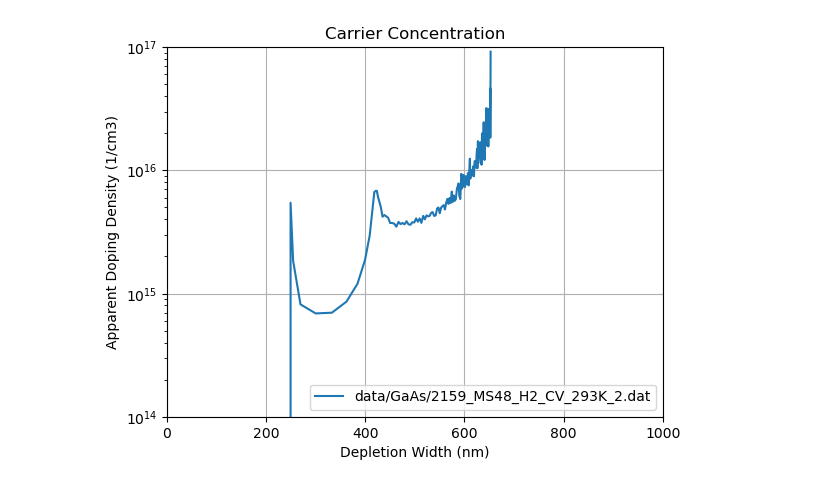
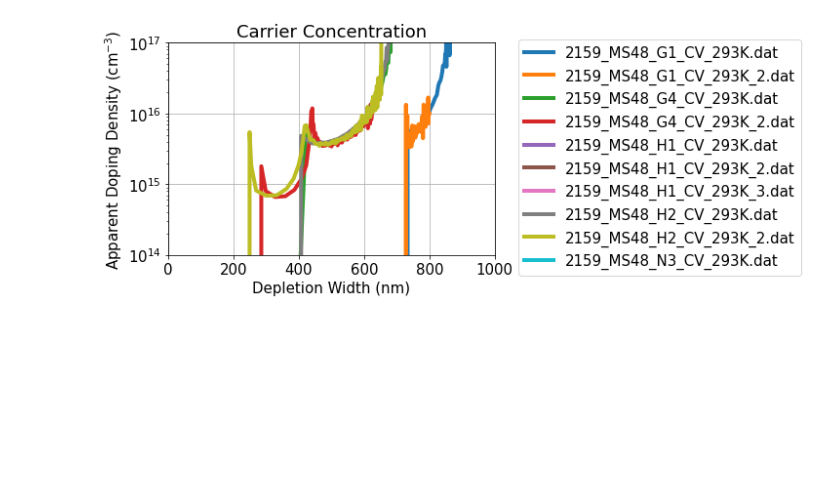
Before and after one commit to schwarzmalte/CDE_Valencia_2023_proceedings, a Jupyter notebook: data_plot.ipynb, the cells around one changed output. Drawn from its saved outputs; the diff is of its cells as text; code cells hidden in the pictures; blank space fills up the shorter version.

Commit message:
all data included and plotted

```diff
--- a/data_plot.ipynb
+++ b/data_plot.ipynb
@@ -28,16 +28,29 @@ example_data = data_prep(example_file)
 #plot the data frame function
 def plot_CC(df,name):
     #plt.figure()
-    plt.plot(df['W (nm)'], df['N_CV (cm-3)'],label=name)
-    plt.xlabel('Depletion Width (nm)')
-    plt.ylabel('Apparent Doping Density (1/cm3)')
+    plt.plot(df['W (nm)'], df['N_CV (cm-3)'],label=name,lw=4)
+#plot_CC(example_data,example_file)
+def format_plot(folder,name):
+    plt.rcParams.update({'font.size': 15})
+    plt.xlabel(r'Depletion Width (nm)')
+    plt.ylabel(r'Apparent Doping Density (cm$^{-3})$')
     plt.yscale('log')
     plt.grid()
     plt.xlim([0,1000])
     plt.ylim([1E14,1E17])
     plt.title('Carrier Concentration')
-    plt.legend()
-plot_CC(example_data,example_file)
+    plt.legend(bbox_to_anchor=(1.05, 1.05),loc='upper left')
+    #plt.subplots_adjust(right=1.8)
+    #plt.tight_layout()
+    plt.savefig(folder+'/'+name+'.png', format='png',bbox_inches="tight")
-# %% [output]
-[figure, removed]
+# %%
+#plot GaAs
+sample = 'GaAs'
+measruements = os.listdir('data/CV'+'/'+sample)
+for measruement in measruements:
+    data = data_prep('data/CV'+'/'+sample+'/'+measruement)
+    plot_CC(data,measruement)
+format_plot('figures/CV',sample)
+# %% [output]
+[figure, added]
 # %%
```
Also changed, not shown: parts of 5 cells of this notebook, 39 other files.
